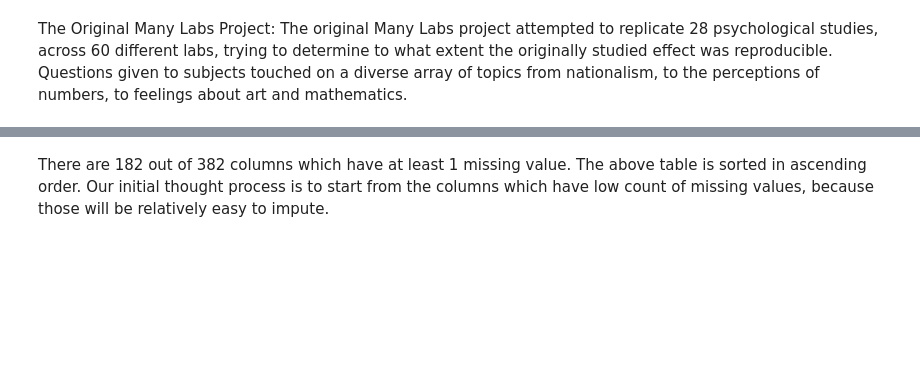
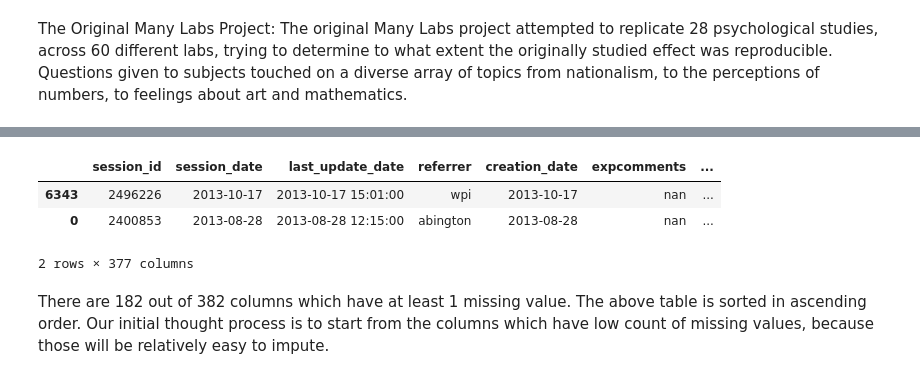
Before and after one commit to vedantc6/ML_FinalProject, a Jupyter notebook: analysis.ipynb, the cells around one changed output, grey strips where cells are left out. Cells and saved outputs as stored; diff of their text form; code cells hidden in the pictures; blank space fills up the shorter version.

```diff
--- a/analysis.ipynb
+++ b/analysis.ipynb
@@ -90,0 +164,20 @@ class Pipeline():
+# %%
+for col in mixed_columns:
+    data[col] = data[col].astype(str)
+# %%
+class MeanMode():
+    def __init__(self, numeric_columns):
+        self.numeric_columns = numeric_columns
+
+    def predict(self, feature_name, train):
+        if feature_name in self.numeric_columns:
+            return np.mean(train)
+        else:
+            return mode(train)
+
+    def get_mse(self, y_true, y_pred):
+        y_true = np.asarray(y_true)
+        y_pred = np.asarray(y_pred)
+        return np.sum((y_true - y_pred)**2)/y_true.shape[0]
+# %%
+mean_mode_model = MeanMode(numeric_columns=numeric_columns)
@@ -91,5 +299,5 @@ class Pipeline():
 # %%
-pipeline = Pipeline(data)
+pipeline = Pipeline(data, mean_mode_model)
 # %%
 pipeline.subset_data_based_on_missing_percentage()
 # %% [output]
@@ -106,3 +310,10 @@ TypeError: Could not convert fffmmffmmffffffffffffffmmfffmmmfmfmmmfffmmfmfmmffff
+# %%
+pipeline.data.iloc[[6343,0],:]
+# %% [output]
+|  | session_id | session_date | last_update_date | referrer | creation_date | expcomments | ... |
+| 6343 | 2496226 | 2013-10-17 | 2013-10-17 15:01:00 | wpi | 2013-10-17 | nan | ... |
+| 0 | 2400853 | 2013-08-28 | 2013-08-28 12:15:00 | abington | 2013-08-28 | nan | ... |
+2 rows × 377 columns
 # %% [markdown]
 There are 182 out of 382 columns which have at least 1 missing value. The above table is sorted in ascending order. Our initial thought process is to start from the columns which have low count of missing values, because those will be relatively easy to impute.
 # %% [markdown]
```
Also changed, not shown: parts of 22 cells of this notebook.
